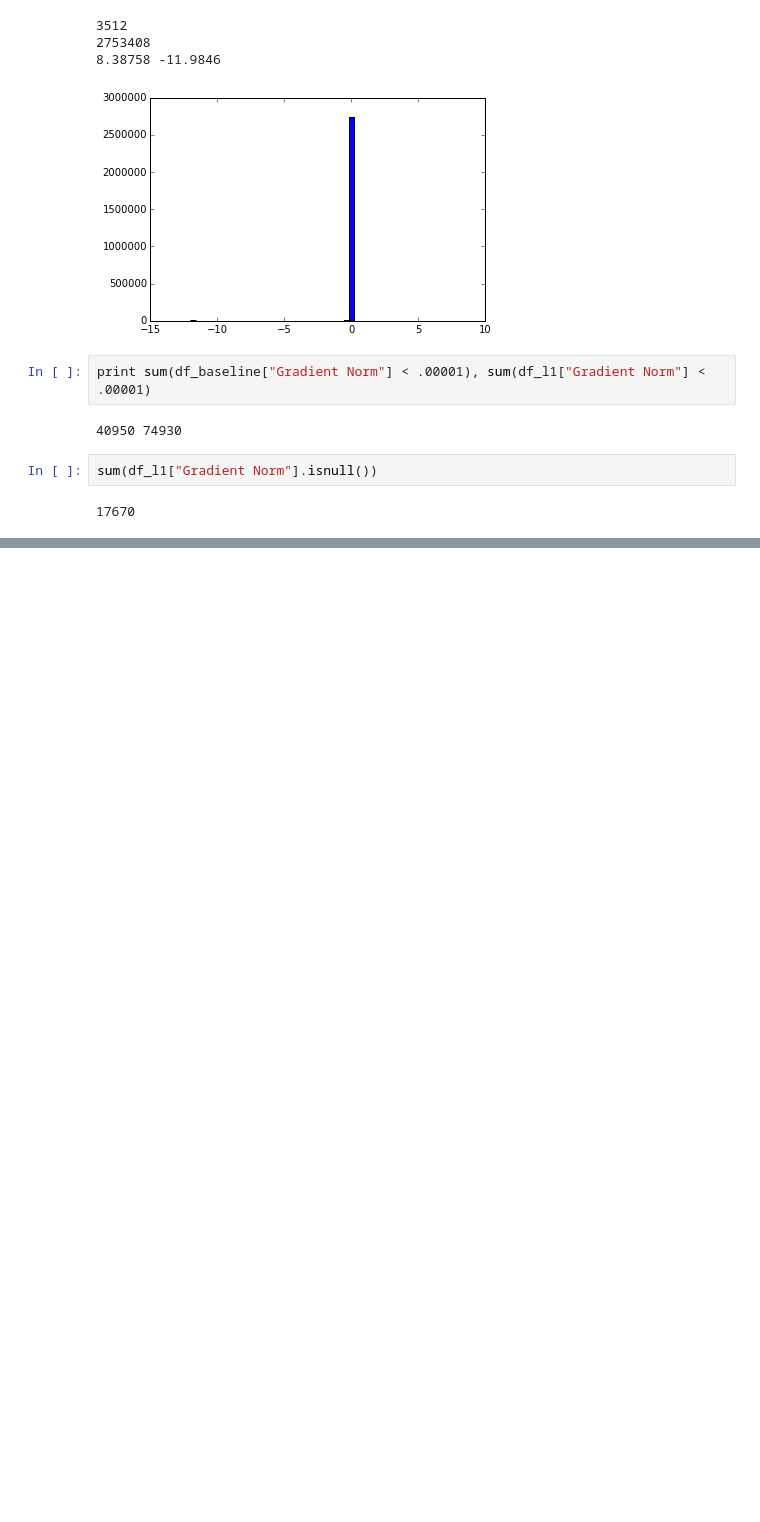
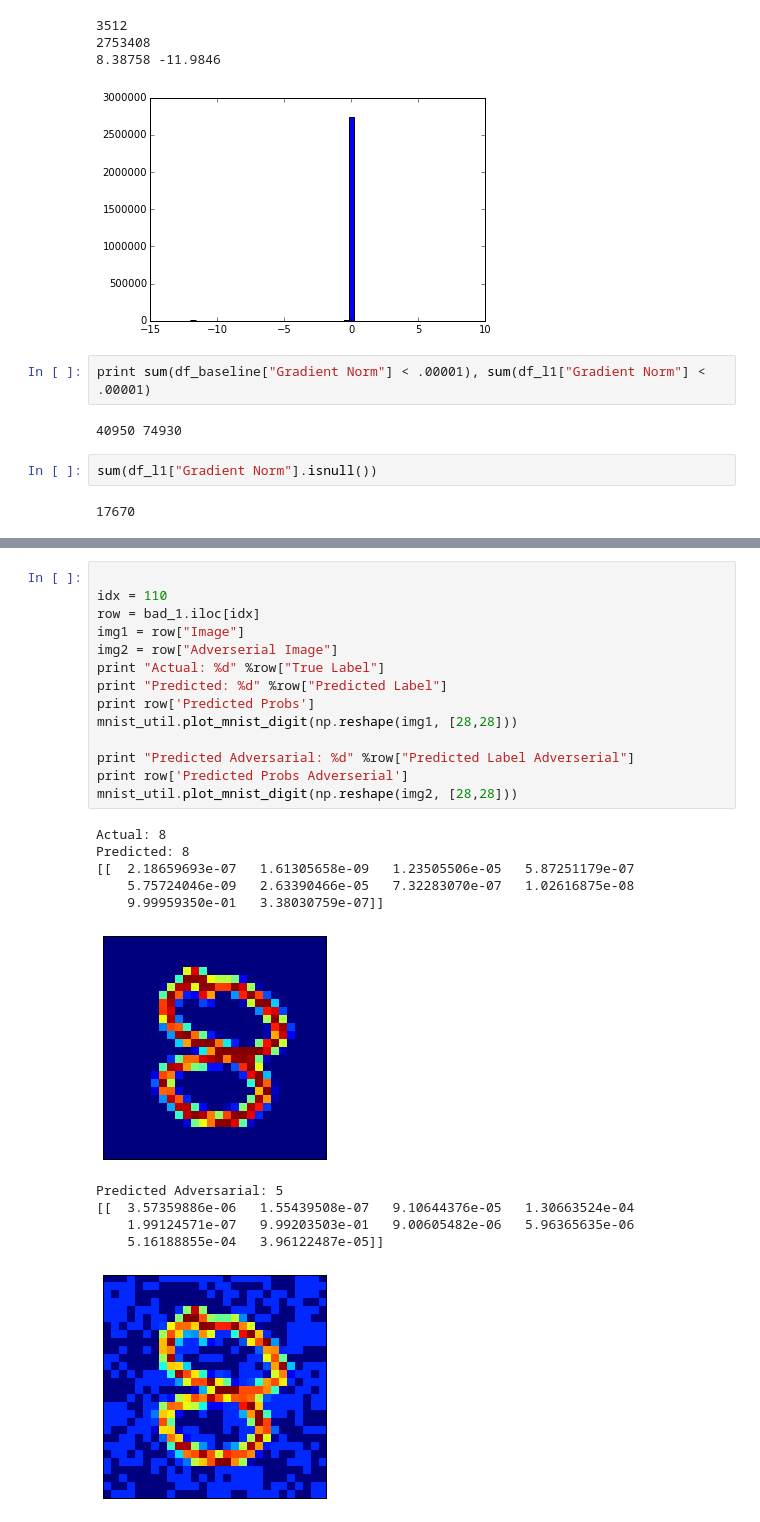
Before and after one commit to jmgilmer/AdversarialMNIST, a Jupyter notebook: explore_baseline_vs_l1reg_models.ipynb, the cells around one changed output, grey strips where cells are left out. Saved outputs shown, nothing was run; the diff lists cells and outputs as text; blank space fills up the shorter version.

```diff
--- a/explore_baseline_vs_l1reg_models.ipynb
+++ b/explore_baseline_vs_l1reg_models.ipynb
@@ -217,0 +258,26 @@ img =
+# %%
+
+idx = 110
+row = bad_1.iloc[idx]
+img1 = row["Image"]
+img2 = row["Adverserial Image"]
+print "Actual: %d" %row["True Label"]
+print "Predicted: %d" %row["Predicted Label"]
+print row['Predicted Probs']
+mnist_util.plot_mnist_digit(np.reshape(img1, [28,28]))
+
+print "Predicted Adversarial: %d" %row["Predicted Label Adverserial"]
+print row['Predicted Probs Adverserial']
+mnist_util.plot_mnist_digit(np.reshape(img2, [28,28]))
+# %% [output]
+Actual: 8
+Predicted: 8
+[[  2.18659693e-07   1.61305658e-09   1.23505506e-05   5.87251179e-07
+    5.75724046e-09   2.63390466e-05   7.32283070e-07   1.02616875e-08
+    9.99959350e-01   3.38030759e-07]]
+[figure, added]
+Predicted Adversarial: 5
+[[  3.57359886e-06   1.55439508e-07   9.10644376e-05   1.30663524e-04
+    1.99124571e-07   9.99203503e-01   9.00605482e-06   5.96365635e-06
+    5.16188855e-04   3.96122487e-05]]
+[figure, added]
```
Also changed, not shown: parts of 14 cells of this notebook, 7 other files.
